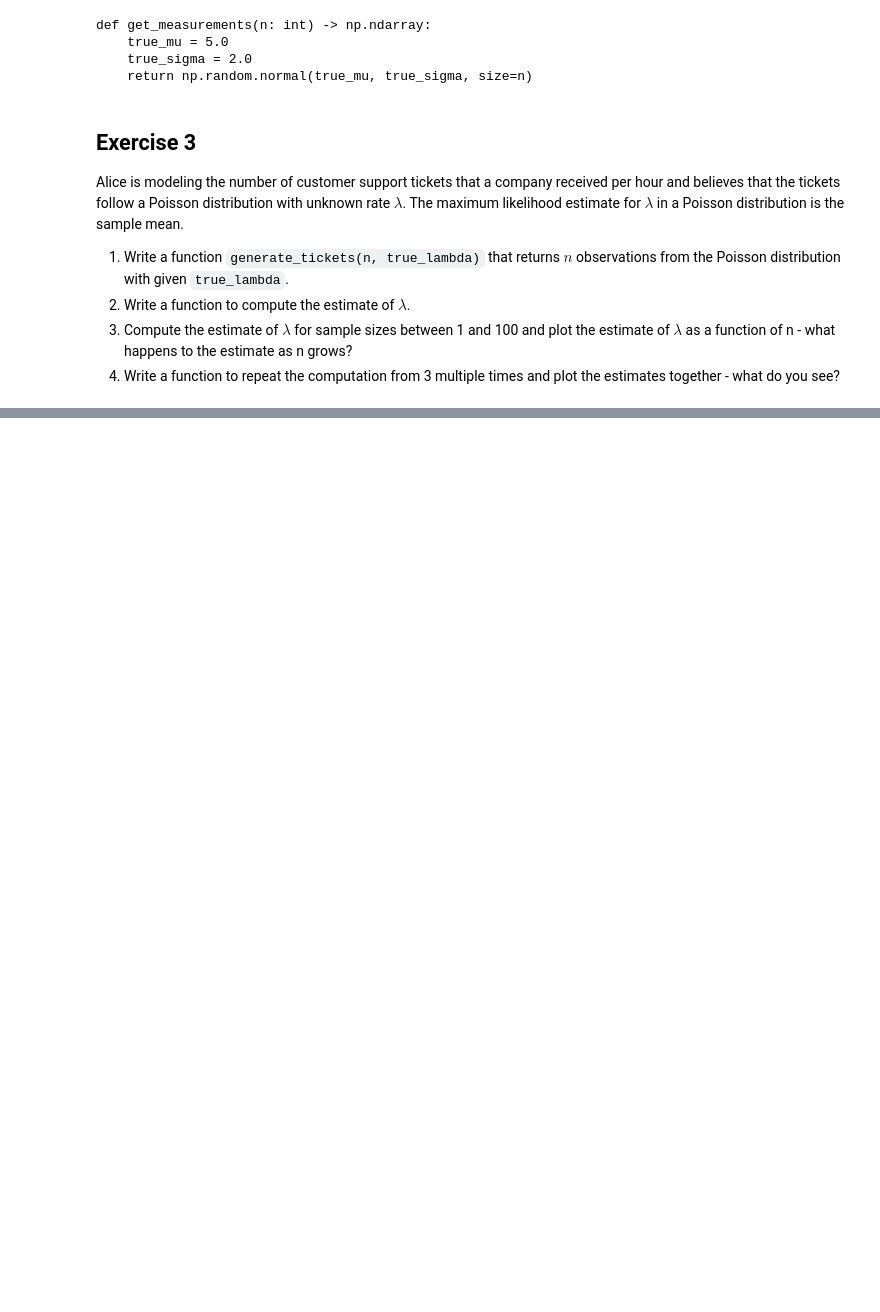
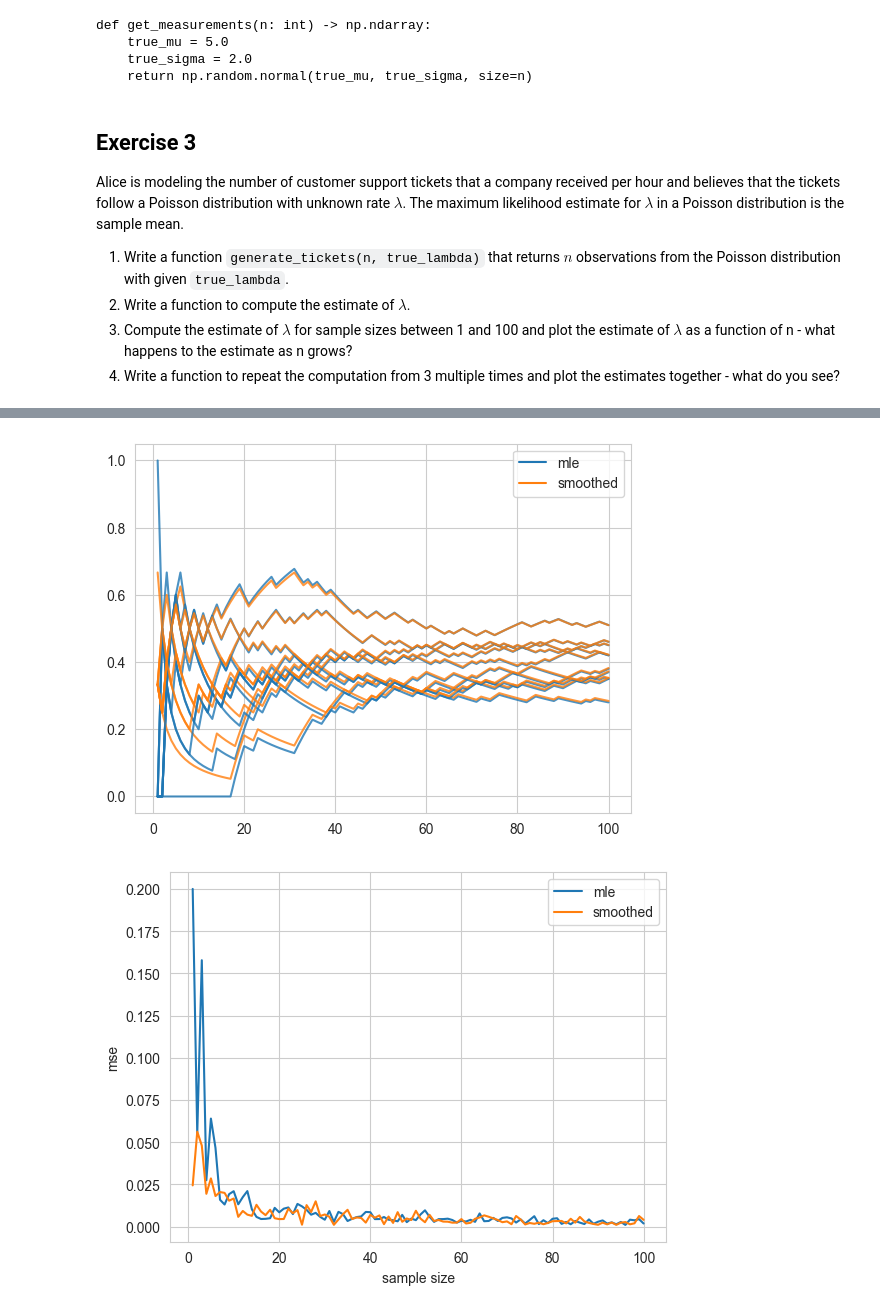
Before and after one commit to uio-bmi/stats_for_cs, a Jupyter notebook: ukesoppgaver_uke_10.ipynb, the cells around one changed output, grey strips where cells are left out. Drawn from its saved outputs; the diff is of its cells as text; code cells hidden in the pictures; blank space fills up the shorter version.

```diff
--- a/ukesoppgaver_uke_10.ipynb
+++ b/ukesoppgaver_uke_10.ipynb
@@ -182,0 +192,65 @@ repeat_estimates_computation(1, 1000, 5) # they all converge to the same (true)
+# %%
+import numpy as np
+import matplotlib.pyplot as plt
+
+def generate_coin_tosses(n: int, true_p: float = 0.85):
+    return np.random.binomial(1, true_p, size=n)
+
+def estimate_with_mle(data: np.ndarray) -> float:
+    return float(np.mean(data))
+
+def estimate_with_smoothing(data: np.ndarray) -> float:
+    return (np.sum(data) + 1) / (data.shape[0] + 2)
+
+def repeat_estimates_computation(sample_size_min: int = 1, sample_size_max: int = 200, true_p: float = 0.85, repetitions: int = 10):
+    sample_sizes = list(range(sample_size_min, sample_size_max+1))
+    for _ in range(repetitions):
+        data = generate_coin_tosses(sample_size_max, true_p)
+        mle_estimates = [estimate_with_mle(data[:i]) for i in range(sample_size_min, sample_size_max + 1)]
+        smoothed_estimates = [estimate_with_smoothing(data[:i]) for i in range(sample_size_min, sample_size_max + 1)]
+        plt.plot(sample_sizes, mle_estimates, color='C0', alpha=0.8)
+        plt.plot(sample_sizes, smoothed_estimates, color='C1', alpha=0.8)
+    plt.plot([], [], color='C0', label='mle')
+    plt.plot([], [], color='C1', label='smoothed')
+    plt.legend()
+    plt.show()
+
+def mse(estimates, true_val):
+    return np.mean([(estimate - true_val) ** 2 for estimate in estimates])
+
+def bias(estimates, true_val):
+    return np.mean([estimate - true_val for estimate in estimates])
+
+def compute_mse_and_bias_per_sample_size(sample_size_min: int = 10, sample_size_max: int = 200, true_p: float = 0.85, repetitions: int = 10):
+    mle_mse, mle_bias = [], []
+    smoothed_mse, smoothed_bias = [], []
+
+    for sample_size in range(sample_size_min, sample_size_max + 1):
+
+        mle_estimates = [estimate_with_mle(generate_coin_tosses(sample_size, true_p)) for _ in range(repetitions)]
+        smoothed_estimates = [estimate_with_smoothing(generate_coin_tosses(sample_size, true_p)) for _ in range(repetitions)]
+
+        mle_mse.append(mse(mle_estimates, true_p))
+        smoothed_mse.append(mse(smoothed_estimates, true_p))
+        mle_bias.append(bias(mle_estimates, true_p))
+        smoothed_bias.append(bias(smoothed_estimates, true_p))
+
+    return mle_mse, smoothed_mse, mle_bias, smoothed_bias
+
+def plot_across_sample_sizes(mle_mse, smoothed_mse, sample_sizes: list, ylabel: str):
+    plt.plot(sample_sizes, mle_mse, label='mle')
+    plt.plot(sample_sizes, smoothed_mse, label='smoothed')
+    plt.xlabel('sample size')
+    plt.ylabel(ylabel)
+    plt.legend()
+    plt.show()
+
+
+true_p = 0.4
+repeat_estimates_computation(1, 100, true_p=true_p)
+mle_mse, smoothed_mse, mle_bias, smoothed_bias = compute_mse_and_bias_per_sample_size(1, 100, true_p=true_p)
+plot_across_sample_sizes(mle_mse, smoothed_mse, list(range(1, 101)), 'mse') # depending on the value of true_p, one or the other estimator may perform better (mse/bias) for smaller samples, however, they eventually converge to the same values for increasing sample sizes
+plot_across_sample_sizes(mle_bias, smoothed_bias, list(range(1, 101)), 'bias')
+# %% [output]
+[figure, added]
+[figure, added]
```
Also changed, not shown: parts of 5 cells of this notebook.
